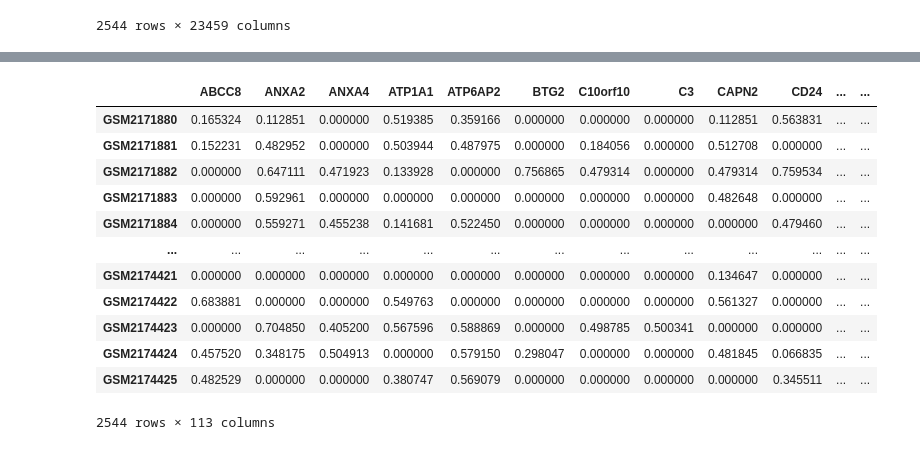
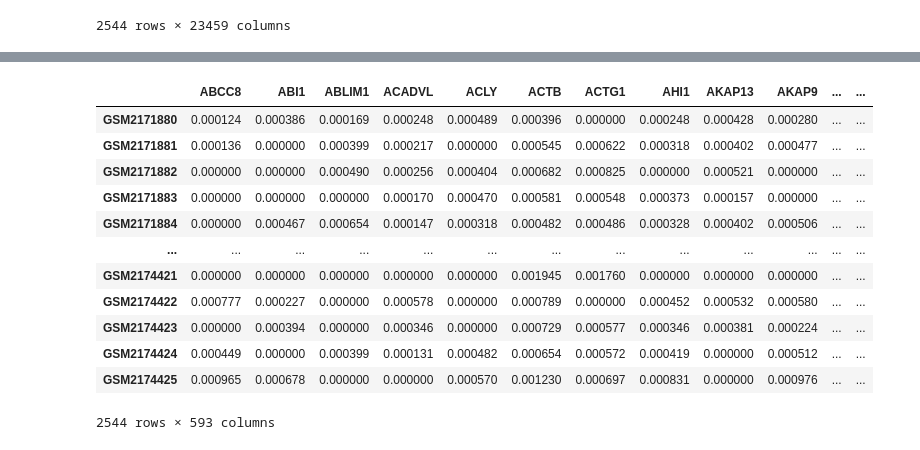
Before and after one commit to elsahh/psupertime-project, a Jupyter notebook: data.ipynb, the cells around one changed output, grey strips where cells are left out. Saved outputs shown, nothing was run; the diff lists cells and outputs as text; code cells hidden in the pictures.

Commit message:
normalization to sum of rows

```diff
--- a/data.ipynb
+++ b/data.ipynb
@@ -46,8 +46,8 @@ import numpy as np
 logdf = df.apply(lambda x: x.apply(lambda y: y if y != 0 else 1))
 logdf = np.log10(logdf)
 
-# row-wise normalization to 1
-logdf = logdf.apply(lambda x: x / max(x), axis = 1)
+# row-wise normalization: sum of each row adds up to one
+logdf = logdf.apply(lambda x: x / sum(x), axis = 1)
 logdf
 # %% [output]
 |  | 1/2-SBSRNA4 | A1BG | A1BG-AS1 | A1CF | A2LD1 | A2M | A2ML1 | A2MP1 | A4GALT | A4GNT | ... |
@@ -66,22 +66,22 @@ logdf
 # %%
 # calculate variance of each column, remove every gene below a variance threshold (insert NaN), create new data frame with remaining genes (400-500)
 import numpy as np
-threshold = 0.08
+threshold = 0.55e-07
 
 highvargenes = logdf.apply(lambda x: x if x.var() >= threshold else [np.NaN]*len(x), axis = 0)
 highvargenes.dropna(axis=1, inplace = True)
 highvargenes
 # %% [output]
-|  | ABCC8 | ANXA2 | ANXA4 | ATP1A1 | ATP6AP2 | BTG2 | C10orf10 | C3 | CAPN2 | CD24 | ... | ... |
-| GSM2171880 | 0.165324 | 0.112851 | 0.000000 | 0.519385 | 0.359166 | 0.000000 | 0.000000 | 0.000000 | 0.112851 | 0.563831 | ... | ... |
-| GSM2171881 | 0.152231 | 0.482952 | 0.000000 | 0.503944 | 0.487975 | 0.000000 | 0.184056 | 0.000000 | 0.512708 | 0.000000 | ... | ... |
-| GSM2171882 | 0.000000 | 0.647111 | 0.471923 | 0.133928 | 0.000000 | 0.756865 | 0.479314 | 0.000000 | 0.479314 | 0.759534 | ... | ... |
-| GSM2171883 | 0.000000 | 0.592961 | 0.000000 | 0.000000 | 0.000000 | 0.000000 | 0.000000 | 0.000000 | 0.482648 | 0.000000 | ... | ... |
-| GSM2171884 | 0.000000 | 0.559271 | 0.455238 | 0.141681 | 0.522450 | 0.000000 | 0.000000 | 0.000000 | 0.000000 | 0.479460 | ... | ... |
+|  | ABCC8 | ABI1 | ABLIM1 | ACADVL | ACLY | ACTB | ACTG1 | AHI1 | AKAP13 | AKAP9 | ... | ... |
+| GSM2171880 | 0.000124 | 0.000386 | 0.000169 | 0.000248 | 0.000489 | 0.000396 | 0.000000 | 0.000248 | 0.000428 | 0.000280 | ... | ... |
+| GSM2171881 | 0.000136 | 0.000000 | 0.000399 | 0.000217 | 0.000000 | 0.000545 | 0.000622 | 0.000318 | 0.000402 | 0.000477 | ... | ... |
+| GSM2171882 | 0.000000 | 0.000000 | 0.000490 | 0.000256 | 0.000404 | 0.000682 | 0.000825 | 0.000000 | 0.000521 | 0.000000 | ... | ... |
+| GSM2171883 | 0.000000 | 0.000000 | 0.000000 | 0.000170 | 0.000470 | 0.000581 | 0.000548 | 0.000373 | 0.000157 | 0.000000 | ... | ... |
+| GSM2171884 | 0.000000 | 0.000467 | 0.000654 | 0.000147 | 0.000318 | 0.000482 | 0.000486 | 0.000328 | 0.000402 | 0.000506 | ... | ... |
 | ... | ... | ... | ... | ... | ... | ... | ... | ... | ... | ... | ... | ... |
-| GSM2174421 | 0.000000 | 0.000000 | 0.000000 | 0.000000 | 0.000000 | 0.000000 | 0.000000 | 0.000000 | 0.134647 | 0.000000 | ... | ... |
-| GSM2174422 | 0.683881 | 0.000000 | 0.000000 | 0.549763 | 0.000000 | 0.000000 | 0.000000 | 0.000000 | 0.561327 | 0.000000 | ... | ... |
-| GSM2174423 | 0.000000 | 0.704850 | 0.405200 | 0.567596 | 0.588869 | 0.000000 | 0.498785 | 0.500341 | 0.000000 | 0.000000 | ... | ... |
-| GSM2174424 | 0.457520 | 0.348175 | 0.504913 | 0.000000 | 0.579150 | 0.298047 | 0.000000 | 0.000000 | 0.481845 | 0.066835 | ... | ... |
-| GSM2174425 | 0.482529 | 0.000000 | 0.000000 | 0.380747 | 0.569079 | 0.000000 | 0.000000 | 0.000000 | 0.000000 | 0.345511 | ... | ... |
+| GSM2174421 | 0.000000 | 0.000000 | 0.000000 | 0.000000 | 0.000000 | 0.001945 | 0.001760 | 0.000000 | 0.000000 | 0.000000 | ... | ... |
+| GSM2174422 | 0.000777 | 0.000227 | 0.000000 | 0.000578 | 0.000000 | 0.000789 | 0.000000 | 0.000452 | 0.000532 | 0.000580 | ... | ... |
+| GSM2174423 | 0.000000 | 0.000394 | 0.000000 | 0.000346 | 0.000000 | 0.000729 | 0.000577 | 0.000346 | 0.000381 | 0.000224 | ... | ... |
+| GSM2174424 | 0.000449 | 0.000000 | 0.000399 | 0.000131 | 0.000482 | 0.000654 | 0.000572 | 0.000419 | 0.000000 | 0.000512 | ... | ... |
+| GSM2174425 | 0.000965 | 0.000678 | 0.000000 | 0.000000 | 0.000570 | 0.001230 | 0.000697 | 0.000831 | 0.000000 | 0.000976 | ... | ... |
-2544 rows × 113 columns
+2544 rows × 593 columns
```
Also changed, not shown: parts of 1 cell of this notebook.
